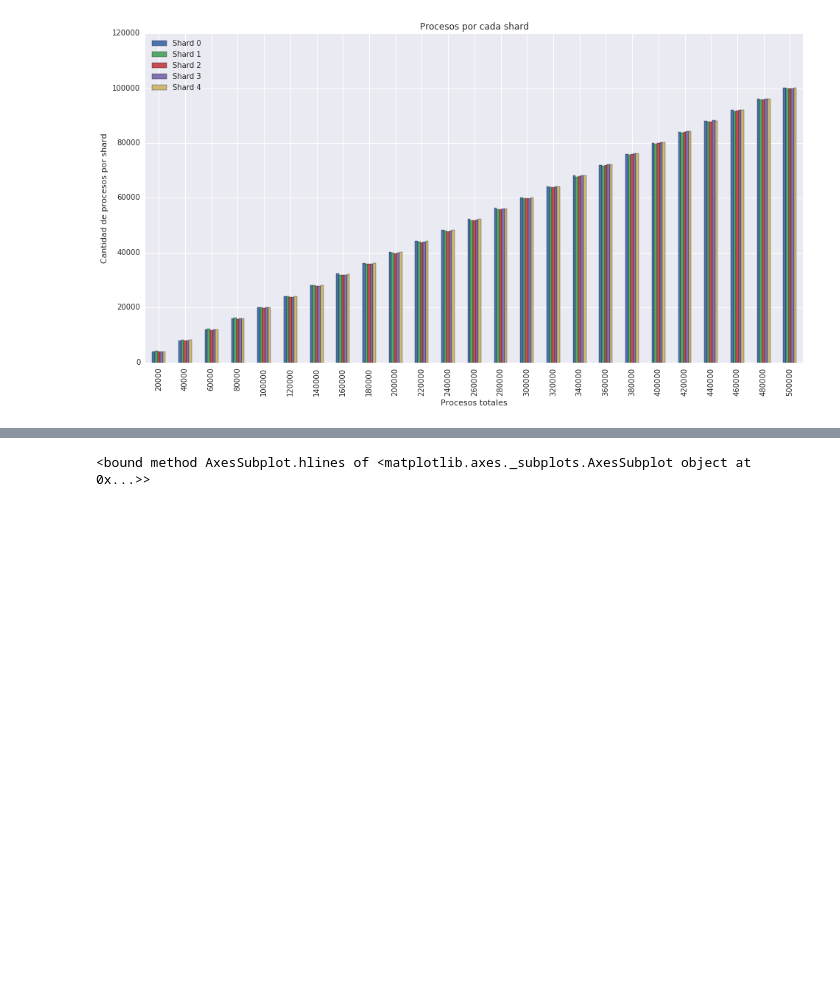
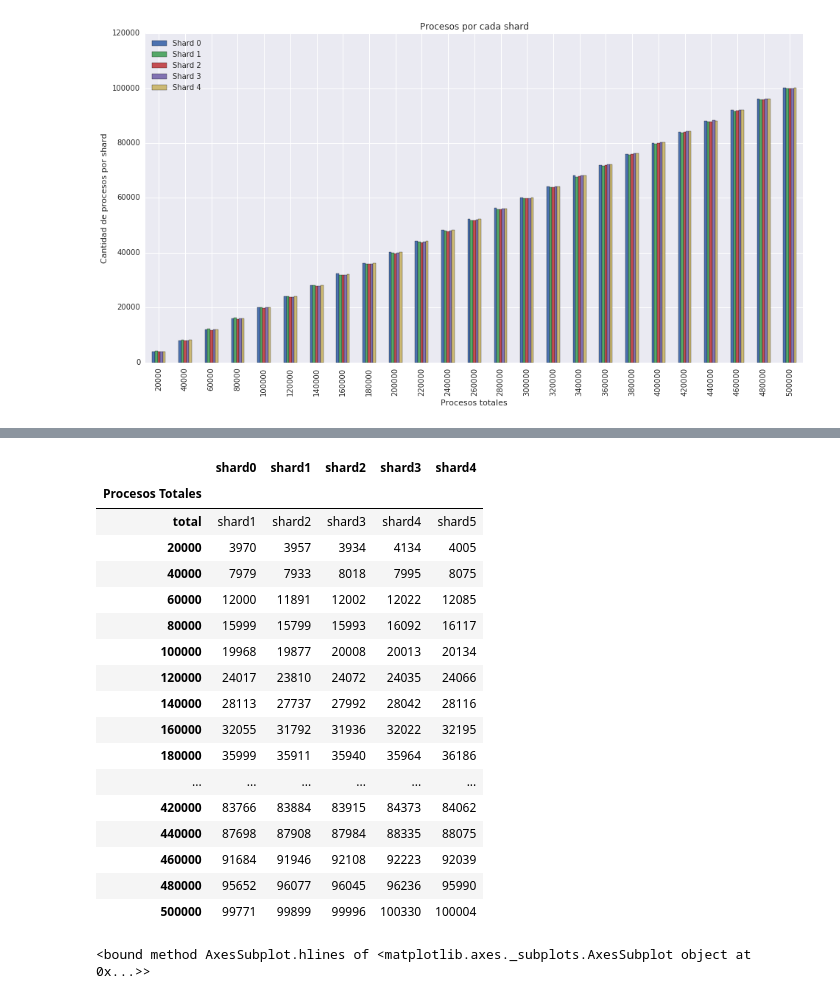
Before and after one commit to miguelmaurizio/bd-tp2, a Jupyter notebook: parte3/Graficos.ipynb, the cells around one changed output, grey strips where cells are left out. Cells and saved outputs as stored; diff of their text form; code cells hidden in the pictures; blank space fills up the shorter version.

```diff
--- a/parte3/Graficos.ipynb
+++ b/parte3/Graficos.ipynb
@@ -58,3 +68,24 @@ pyplot.savefig('process_by_shard.png')
+# %%
+shards
+# %% [output]
+|  | shard0 | shard1 | shard2 | shard3 | shard4 |
+| Procesos Totales |  |  |  |  |  |
+| total | shard1 | shard2 | shard3 | shard4 | shard5 |
+| 20000 | 3970 | 3957 | 3934 | 4134 | 4005 |
+| 40000 | 7979 | 7933 | 8018 | 7995 | 8075 |
+| 60000 | 12000 | 11891 | 12002 | 12022 | 12085 |
+| 80000 | 15999 | 15799 | 15993 | 16092 | 16117 |
+| 100000 | 19968 | 19877 | 20008 | 20013 | 20134 |
+| 120000 | 24017 | 23810 | 24072 | 24035 | 24066 |
+| 140000 | 28113 | 27737 | 27992 | 28042 | 28116 |
+| 160000 | 32055 | 31792 | 31936 | 32022 | 32195 |
+| 180000 | 35999 | 35911 | 35940 | 35964 | 36186 |
+| ... | ... | ... | ... | ... | ... |
+| 420000 | 83766 | 83884 | 83915 | 84373 | 84062 |
+| 440000 | 87698 | 87908 | 87984 | 88335 | 88075 |
+| 460000 | 91684 | 91946 | 92108 | 92223 | 92039 |
+| 480000 | 95652 | 96077 | 96045 | 96236 | 95990 |
+| 500000 | 99771 | 99899 | 99996 | 100330 | 100004 |
 # %%
 ax.hlines
 # %% [output]
```
Also changed, not shown: parts of 12 cells of this notebook, 4 other files.
